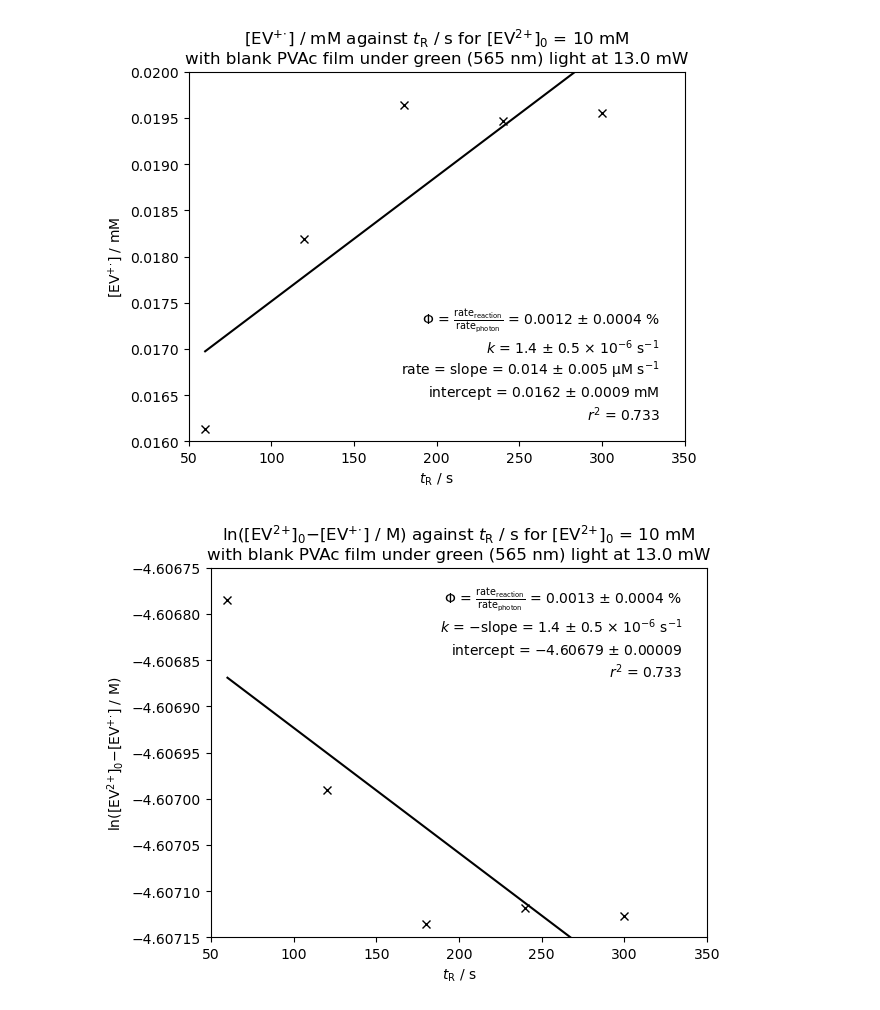
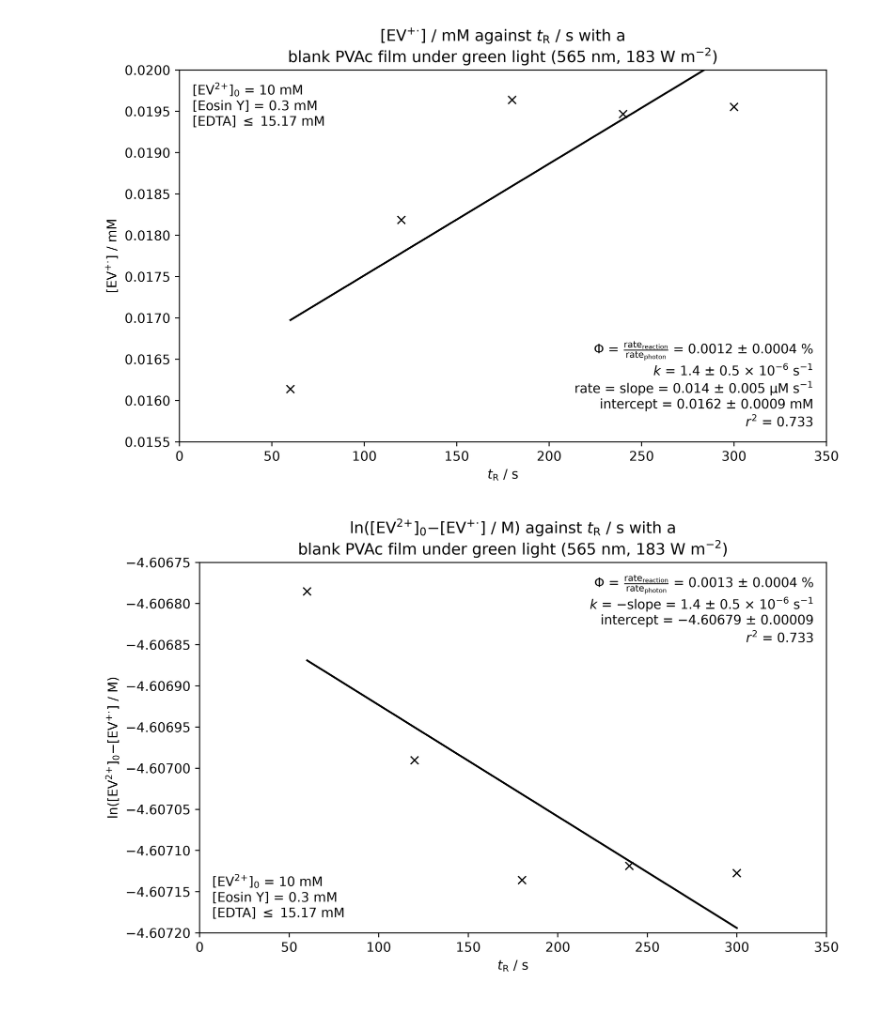
Before and after one commit to Cambridge-PAM/lsmr-photocatalysis, a Jupyter notebook: notebooks/eosiny/260731_flow_green_eosiny_0.3_ev_10_edta_15.17.ipynb, the cells around one changed output. Saved outputs shown, nothing was run; the diff lists cells and outputs as text; code cells hidden in the pictures.

Commit message:
reaction condition screening in continuous flow for eosin y edta

```diff
--- a/notebooks/eosiny/260731_flow_green_eosiny_0.3_ev_10_edta_15.17.ipynb
+++ b/notebooks/eosiny/260731_flow_green_eosiny_0.3_ev_10_edta_15.17.ipynb
@@ -1,38 +1,42 @@
 # %%
-from flow import *
+from lsmr_photocatalysis import ContinuousFlow, FLOW_PARAMS
+import numpy as np
 
-# continuous flow with reaction and uv-vis at each end of a single 250 ul cell
-# flow rate changes at different points to change residence time tR
-# blue 455 nm irradiation at 10.7 mW
+"""
+Continuous flow with reaction/LED/film and UV-Vis at opposite ends of a single 250 ul reactor chamber.
+Flow rate changes according to flow scheme at different time points to change residence time tR.
+Green 565 nm irradiation at 13.0 mW.
 
-# eosin y trial 1 in flow
-# took inital reaction solution as background
-# V(Eosin Y, 5 mM, buffer) = 180 ul (0.3 mM)
-# V(EV, 30 mM, buffer) = 1000 ul (10 mM)
-# V(EDTA, 25 mM, buffer) = 1820 ul (15.67 mM)
+Eosin Y EDTA trial 1 in flow.
+- Lower mol% Eosin Y.
+- Took inital reaction solution as UV-Vis background.
 
-data = f'./results/260731_EosinY_EV_EDTA_Blank_Blue_Flow_1'
+V(Eosin Y, 5 mM, pH 7 buffer) = 180 ul (0.3 mM),
+V(EV2+, 30 mM, pH 7 buffer) = 1000 ul (10 mM),
+V(EDTA, saturated <25 mM, pH 7 buffer) = 1820 ul (<15.17 mM).
+"""
+
+data = '260731_EosinY_EV_EDTA_Blank_Green_Flow_1' # data folder name
+
+tRs = np.arange(60, 5*60+1, 60) # residence times/s for 1-5 min in 1 min intervals
+points = ContinuousFlow.recpoints(tRs, *FLOW_PARAMS['250ul']) # time/s points to record absorbances
 start = "10-55-00-000" # recorded start time
 
-x = 'E'
+c0 = 10e-3 # initial EV2+ concentration
+details = '[Eosin Y] = 0.3 mM\n[EDTA] $\\leq$ 15.17 mM' # concentrations of other reagents
+
+x = 'EVxanthenegreen'
 film = 'blank PVAc'
 light = 'green'
 wavelength = 565e-9 # m
 power = 13.0e-3 # W
 
-vrxn = 12*8.75*0.8 # reaction volume under light in ul
-vfull = 250 # full cell volume in ul
-tbuffer = 30 # time in s after the solution fully fills the cell before recording
-
-tRs = [tR*60 for tR in range(1, 6)] # residence times in s for 1-5 min in 1 min intervals
-points = recpoints(tRs, tbuffer, vrxn, vfull) # time points in s to record absorbances
-c0 = solprop(cstock=30e-3, valiquot=1e-3, vsol=3e-3) # initial XV2+ concentration
-
-concvstimeplot(data, tRs, points, start, c0, x, film, light, wavelength, power)
-lncvstimeplot(data, tRs, points, start, c0, x, film, light, wavelength, power)
-detectorconcplot(data, points, start, c0, x, film, light, wavelength, power)
-detectorspectrumplot(data, points, start, c0, x, film, light, wavelength, power)
-spectrumvstimeplot(data, tRs, points, start, c0, x, film, light, wavelength, power, setzero=False)
+expt = ContinuousFlow(data, tRs, points, start, c0, details, x, film, light, wavelength, power, correction=False)
+expt.concvstimeplot()
+expt.concvstimeplot(ln=True)
+expt.detectorconcplot()
+expt.detectorspectrumplot()
+expt.spectrumvstimeplot()
 # %% [output]
-[figure, old version]
+[figure, new version]
-[figure, old version]
+[figure, new version]
```
Also changed, not shown: parts of 1 cell of this notebook, 1 other file.
